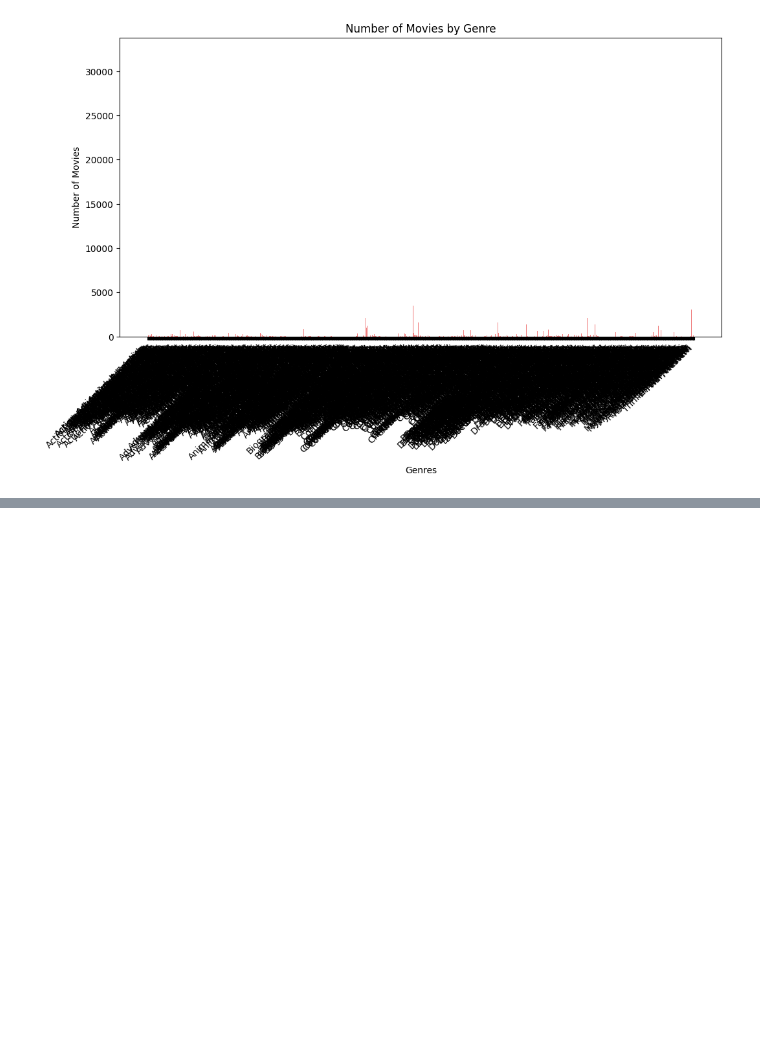
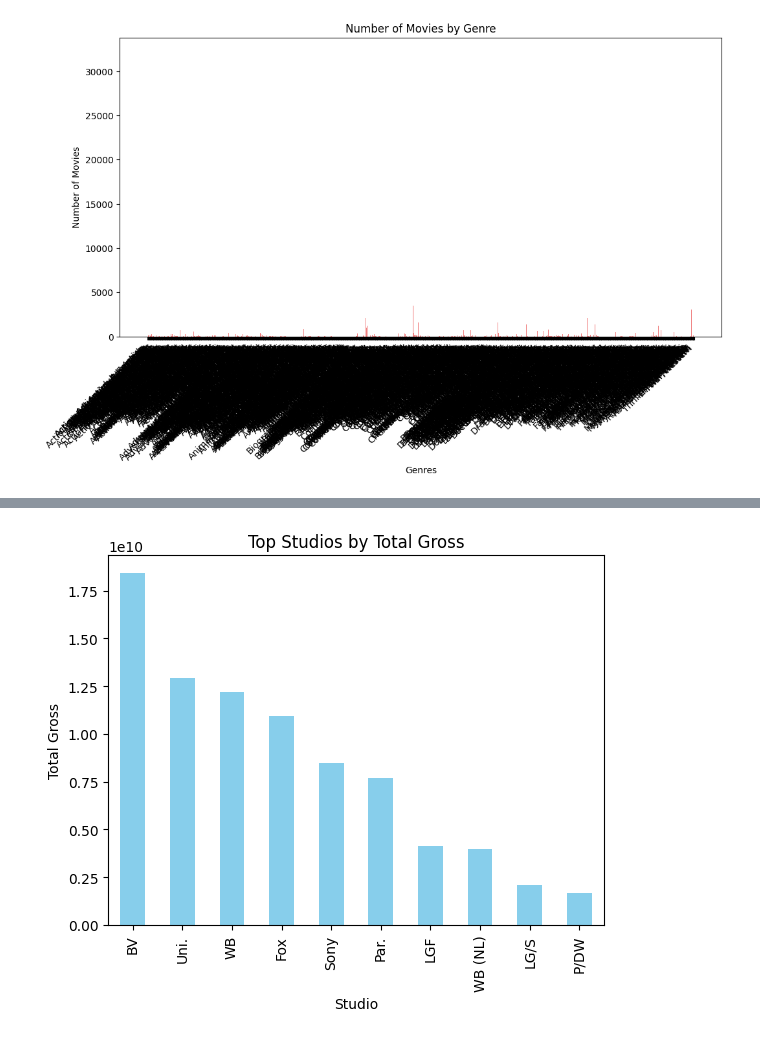
Before and after one commit to phelanthropus/Microsoft-Analysis, a Jupyter notebook: Microsoft Analysis.ipynb, the cells around one changed output, grey strips where cells are left out. Saved outputs shown, nothing was run; the diff lists cells and outputs as text; code cells hidden in the pictures; blank space fills up the shorter version.

```diff
--- a/Microsoft Analysis.ipynb
+++ b/Microsoft Analysis.ipynb
@@ -544,0 +608,12 @@ plt.show()
+# %%
+# Total gross by studio
+studio_total_gross = df.groupby('studio')['domestic_gross'].sum().sort_values(ascending=False).head(10)
+
+# Plotting
+studio_total_gross.plot(kind='bar', color='skyblue')
+plt.title('Top Studios by Total Gross')
+plt.xlabel('Studio')
+plt.ylabel('Total Gross')
+plt.show()
+# %% [output]
+[figure, added]
```
Also changed, not shown: parts of 8 cells of this notebook.
